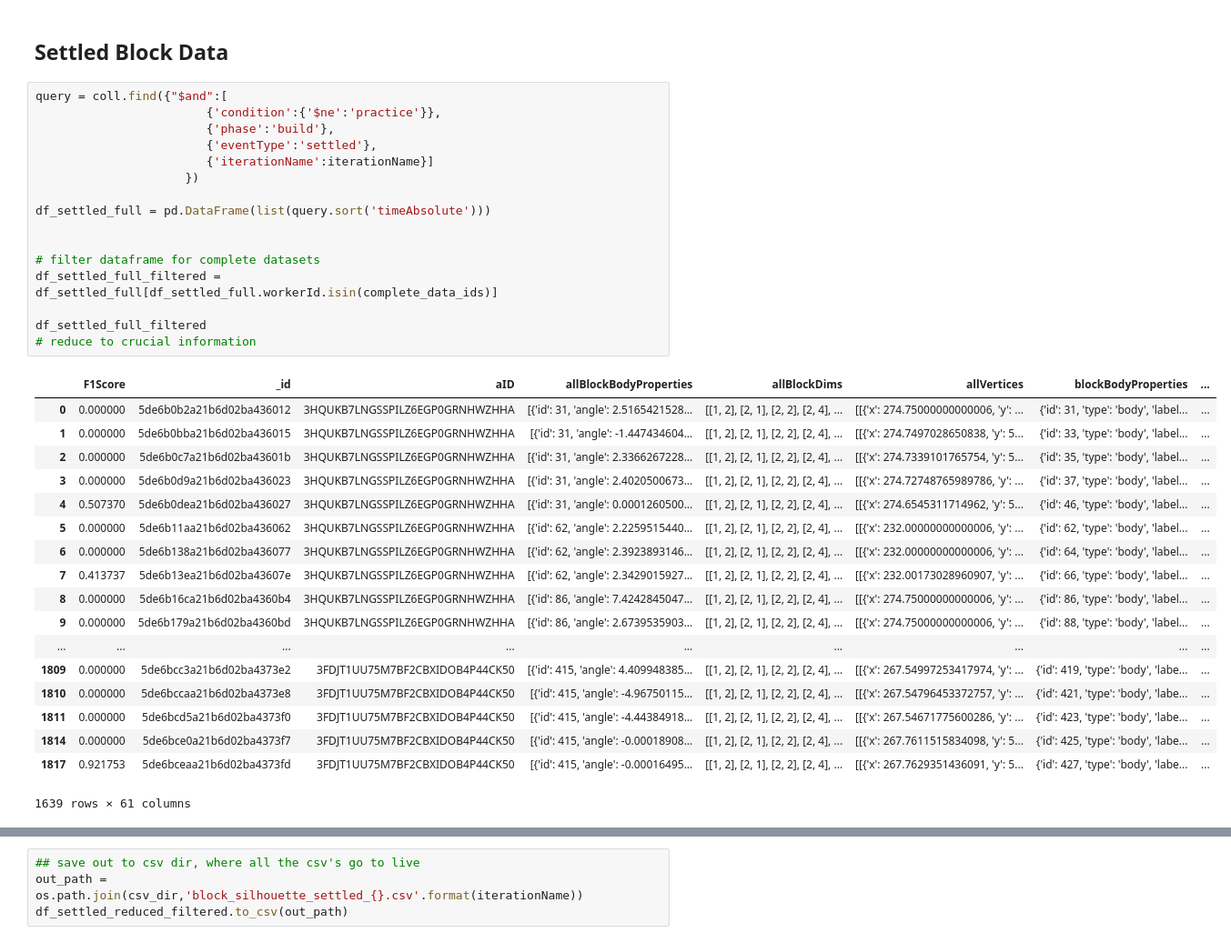
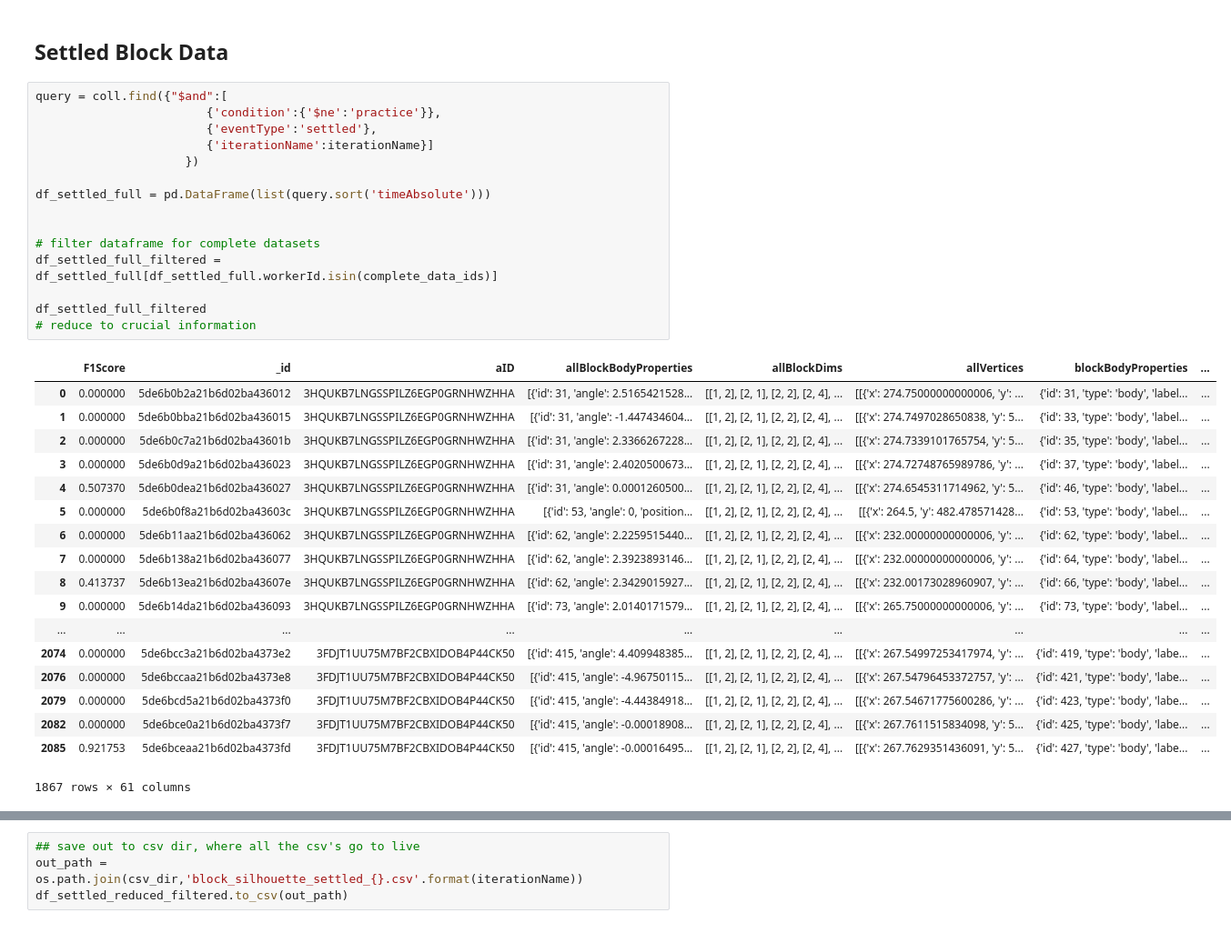
Before and after one commit to cogtoolslab/block_construction, a Jupyter notebook: analysis/will/block_silhouette_data_generator.ipynb, the cells around one changed output, grey strips where cells are left out. Shown at 91% size. Saved outputs shown, nothing was run; the diff lists cells and outputs as text.

```diff
--- a/analysis/will/block_silhouette_data_generator.ipynb
+++ b/analysis/will/block_silhouette_data_generator.ipynb
@@ -154,38 +154,37 @@ df_for_analysis.to_csv(out_path)
 # %%
 query = coll.find({"$and":[
                         {'condition':{'$ne':'practice'}},
-                        {'phase':'build'},
                         {'eventType':'settled'},
                         {'iterationName':iterationName}]
                      })
 
 df_settled_full = pd.DataFrame(list(query.sort('timeAbsolute')))
 
 
 # filter dataframe for complete datasets
 df_settled_full_filtered = df_settled_full[df_settled_full.workerId.isin(complete_data_ids)]
 
 df_settled_full_filtered
 # reduce to crucial information
 # %% [output]
 |  | F1Score | _id | aID | allBlockBodyProperties | allBlockDims | allVertices | blockBodyProperties | ... |
 | 0 | 0.000000 | 5de6b0b2a21b6d02ba436012 | 3HQUKB7LNGSSPILZ6EGP0GRNHWZHHA | [{'id': 31, 'angle': 2.5165421528... | [[1, 2], [2, 1], [2, 2], [2, 4], ... | [[{'x': 274.75000000000006, 'y': ... | {'id': 31, 'type': 'body', 'label... | ... |
 | 1 | 0.000000 | 5de6b0bba21b6d02ba436015 | 3HQUKB7LNGSSPILZ6EGP0GRNHWZHHA | [{'id': 31, 'angle': -1.447434604... | [[1, 2], [2, 1], [2, 2], [2, 4], ... | [[{'x': 274.7497028650838, 'y': 5... | {'id': 33, 'type': 'body', 'label... | ... |
 | 2 | 0.000000 | 5de6b0c7a21b6d02ba43601b | 3HQUKB7LNGSSPILZ6EGP0GRNHWZHHA | [{'id': 31, 'angle': 2.3366267228... | [[1, 2], [2, 1], [2, 2], [2, 4], ... | [[{'x': 274.7339101765754, 'y': 5... | {'id': 35, 'type': 'body', 'label... | ... |
 | 3 | 0.000000 | 5de6b0d9a21b6d02ba436023 | 3HQUKB7LNGSSPILZ6EGP0GRNHWZHHA | [{'id': 31, 'angle': 2.4020500673... | [[1, 2], [2, 1], [2, 2], [2, 4], ... | [[{'x': 274.72748765989786, 'y': ... | {'id': 37, 'type': 'body', 'label... | ... |
 | 4 | 0.507370 | 5de6b0dea21b6d02ba436027 | 3HQUKB7LNGSSPILZ6EGP0GRNHWZHHA | [{'id': 31, 'angle': 0.0001260500... | [[1, 2], [2, 1], [2, 2], [2, 4], ... | [[{'x': 274.6545311714962, 'y': 5... | {'id': 46, 'type': 'body', 'label... | ... |
-| 5 | 0.000000 | 5de6b11aa21b6d02ba436062 | 3HQUKB7LNGSSPILZ6EGP0GRNHWZHHA | [{'id': 62, 'angle': 2.2259515440... | [[1, 2], [2, 1], [2, 2], [2, 4], ... | [[{'x': 232.00000000000006, 'y': ... | {'id': 62, 'type': 'body', 'label... | ... |
-| 6 | 0.000000 | 5de6b138a21b6d02ba436077 | 3HQUKB7LNGSSPILZ6EGP0GRNHWZHHA | [{'id': 62, 'angle': 2.3923893146... | [[1, 2], [2, 1], [2, 2], [2, 4], ... | [[{'x': 232.00000000000006, 'y': ... | {'id': 64, 'type': 'body', 'label... | ... |
-| 7 | 0.413737 | 5de6b13ea21b6d02ba43607e | 3HQUKB7LNGSSPILZ6EGP0GRNHWZHHA | [{'id': 62, 'angle': 2.3429015927... | [[1, 2], [2, 1], [2, 2], [2, 4], ... | [[{'x': 232.00173028960907, 'y': ... | {'id': 66, 'type': 'body', 'label... | ... |
-| 8 | 0.000000 | 5de6b16ca21b6d02ba4360b4 | 3HQUKB7LNGSSPILZ6EGP0GRNHWZHHA | [{'id': 86, 'angle': 7.4242845047... | [[1, 2], [2, 1], [2, 2], [2, 4], ... | [[{'x': 274.75000000000006, 'y': ... | {'id': 86, 'type': 'body', 'label... | ... |
-| 9 | 0.000000 | 5de6b179a21b6d02ba4360bd | 3HQUKB7LNGSSPILZ6EGP0GRNHWZHHA | [{'id': 86, 'angle': 2.6739535903... | [[1, 2], [2, 1], [2, 2], [2, 4], ... | [[{'x': 274.75000000000006, 'y': ... | {'id': 88, 'type': 'body', 'label... | ... |
+| 5 | 0.000000 | 5de6b0f8a21b6d02ba43603c | 3HQUKB7LNGSSPILZ6EGP0GRNHWZHHA | [{'id': 53, 'angle': 0, 'position... | [[1, 2], [2, 1], [2, 2], [2, 4], ... | [[{'x': 264.5, 'y': 482.478571428... | {'id': 53, 'type': 'body', 'label... | ... |
+| 6 | 0.000000 | 5de6b11aa21b6d02ba436062 | 3HQUKB7LNGSSPILZ6EGP0GRNHWZHHA | [{'id': 62, 'angle': 2.2259515440... | [[1, 2], [2, 1], [2, 2], [2, 4], ... | [[{'x': 232.00000000000006, 'y': ... | {'id': 62, 'type': 'body', 'label... | ... |
+| 7 | 0.000000 | 5de6b138a21b6d02ba436077 | 3HQUKB7LNGSSPILZ6EGP0GRNHWZHHA | [{'id': 62, 'angle': 2.3923893146... | [[1, 2], [2, 1], [2, 2], [2, 4], ... | [[{'x': 232.00000000000006, 'y': ... | {'id': 64, 'type': 'body', 'label... | ... |
+| 8 | 0.413737 | 5de6b13ea21b6d02ba43607e | 3HQUKB7LNGSSPILZ6EGP0GRNHWZHHA | [{'id': 62, 'angle': 2.3429015927... | [[1, 2], [2, 1], [2, 2], [2, 4], ... | [[{'x': 232.00173028960907, 'y': ... | {'id': 66, 'type': 'body', 'label... | ... |
+| 9 | 0.000000 | 5de6b14da21b6d02ba436093 | 3HQUKB7LNGSSPILZ6EGP0GRNHWZHHA | [{'id': 73, 'angle': 2.0140171579... | [[1, 2], [2, 1], [2, 2], [2, 4], ... | [[{'x': 265.75000000000006, 'y': ... | {'id': 73, 'type': 'body', 'label... | ... |
 | ... | ... | ... | ... | ... | ... | ... | ... | ... |
-| 1809 | 0.000000 | 5de6bcc3a21b6d02ba4373e2 | 3FDJT1UU75M7BF2CBXIDOB4P44CK50 | [{'id': 415, 'angle': 4.409948385... | [[1, 2], [2, 1], [2, 2], [2, 4], ... | [[{'x': 267.54997253417974, 'y': ... | {'id': 419, 'type': 'body', 'labe... | ... |
-| 1810 | 0.000000 | 5de6bccaa21b6d02ba4373e8 | 3FDJT1UU75M7BF2CBXIDOB4P44CK50 | [{'id': 415, 'angle': -4.96750115... | [[1, 2], [2, 1], [2, 2], [2, 4], ... | [[{'x': 267.54796453372757, 'y': ... | {'id': 421, 'type': 'body', 'labe... | ... |
-| 1811 | 0.000000 | 5de6bcd5a21b6d02ba4373f0 | 3FDJT1UU75M7BF2CBXIDOB4P44CK50 | [{'id': 415, 'angle': -4.44384918... | [[1, 2], [2, 1], [2, 2], [2, 4], ... | [[{'x': 267.54671775600286, 'y': ... | {'id': 423, 'type': 'body', 'labe... | ... |
-| 1814 | 0.000000 | 5de6bce0a21b6d02ba4373f7 | 3FDJT1UU75M7BF2CBXIDOB4P44CK50 | [{'id': 415, 'angle': -0.00018908... | [[1, 2], [2, 1], [2, 2], [2, 4], ... | [[{'x': 267.7611515834098, 'y': 5... | {'id': 425, 'type': 'body', 'labe... | ... |
-| 1817 | 0.921753 | 5de6bceaa21b6d02ba4373fd | 3FDJT1UU75M7BF2CBXIDOB4P44CK50 | [{'id': 415, 'angle': -0.00016495... | [[1, 2], [2, 1], [2, 2], [2, 4], ... | [[{'x': 267.7629351436091, 'y': 5... | {'id': 427, 'type': 'body', 'labe... | ... |
+| 2074 | 0.000000 | 5de6bcc3a21b6d02ba4373e2 | 3FDJT1UU75M7BF2CBXIDOB4P44CK50 | [{'id': 415, 'angle': 4.409948385... | [[1, 2], [2, 1], [2, 2], [2, 4], ... | [[{'x': 267.54997253417974, 'y': ... | {'id': 419, 'type': 'body', 'labe... | ... |
+| 2076 | 0.000000 | 5de6bccaa21b6d02ba4373e8 | 3FDJT1UU75M7BF2CBXIDOB4P44CK50 | [{'id': 415, 'angle': -4.96750115... | [[1, 2], [2, 1], [2, 2], [2, 4], ... | [[{'x': 267.54796453372757, 'y': ... | {'id': 421, 'type': 'body', 'labe... | ... |
+| 2079 | 0.000000 | 5de6bcd5a21b6d02ba4373f0 | 3FDJT1UU75M7BF2CBXIDOB4P44CK50 | [{'id': 415, 'angle': -4.44384918... | [[1, 2], [2, 1], [2, 2], [2, 4], ... | [[{'x': 267.54671775600286, 'y': ... | {'id': 423, 'type': 'body', 'labe... | ... |
+| 2082 | 0.000000 | 5de6bce0a21b6d02ba4373f7 | 3FDJT1UU75M7BF2CBXIDOB4P44CK50 | [{'id': 415, 'angle': -0.00018908... | [[1, 2], [2, 1], [2, 2], [2, 4], ... | [[{'x': 267.7611515834098, 'y': 5... | {'id': 425, 'type': 'body', 'labe... | ... |
+| 2085 | 0.921753 | 5de6bceaa21b6d02ba4373fd | 3FDJT1UU75M7BF2CBXIDOB4P44CK50 | [{'id': 415, 'angle': -0.00016495... | [[1, 2], [2, 1], [2, 2], [2, 4], ... | [[{'x': 267.7629351436091, 'y': 5... | {'id': 427, 'type': 'body', 'labe... | ... |
-1639 rows × 61 columns
+1867 rows × 61 columns
 # %%
 
 df_settled_reduced_filtered = df_settled_full_filtered[['gameID','trialNum','phase','condition',
```
Also changed, not shown: parts of 3 cells of this notebook, 1 other file.
